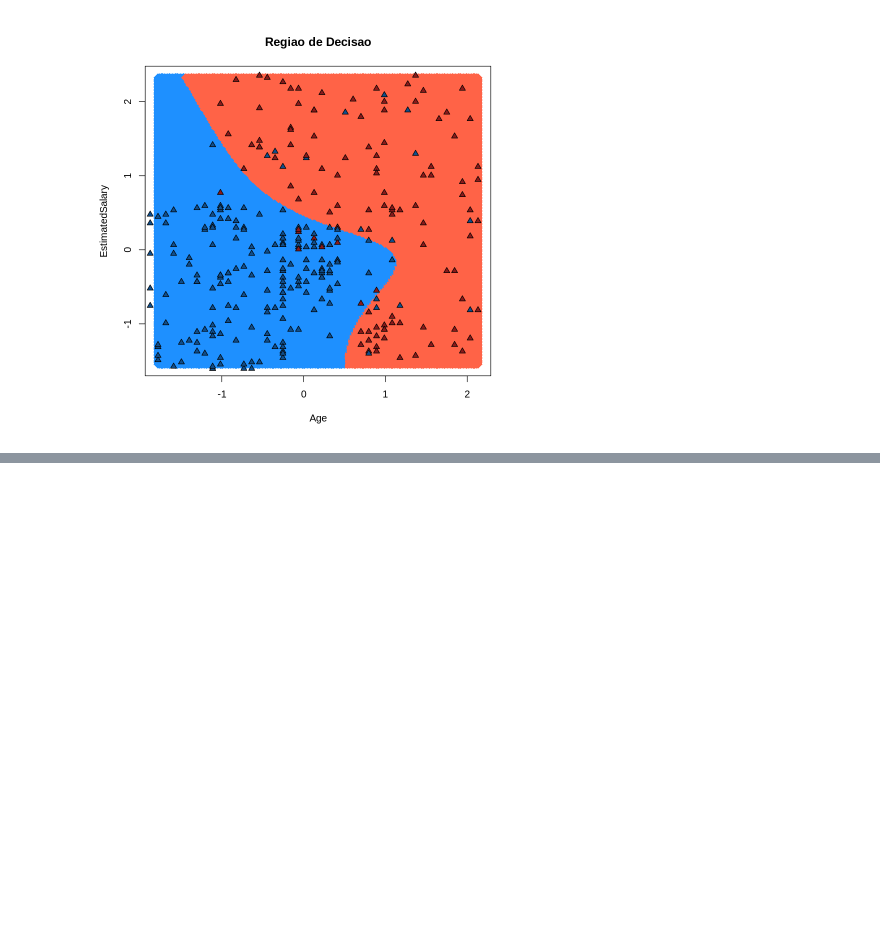
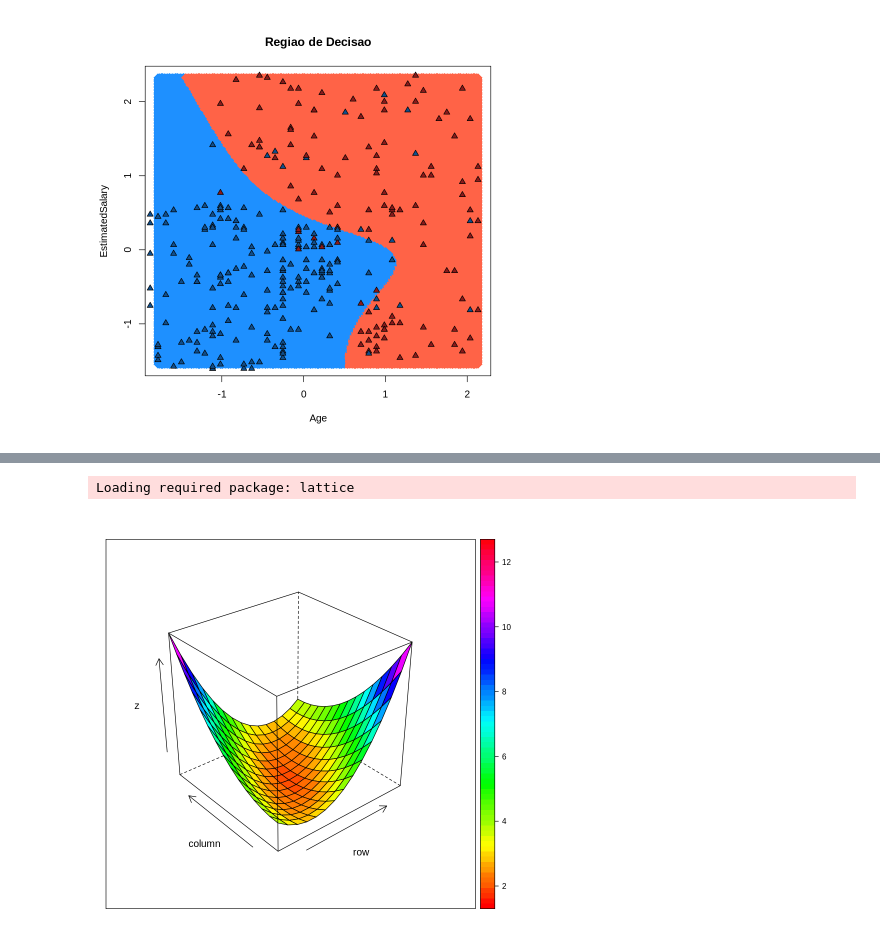
Before and after one commit to ricardorocha86/Topicos-A, a Jupyter notebook: Script_Redes_Neurais.ipynb, the cells around one changed output, grey strips where cells are left out. Drawn from its saved outputs; the diff is of its cells as text; code cells hidden in the pictures; blank space fills up the shorter version.

```diff
--- a/Script_Redes_Neurais.ipynb
+++ b/Script_Redes_Neurais.ipynb
@@ -108,0 +145,11 @@ points(treino0, pch = 24, bg = ifelse(treino0[, 3] == 1, 'firebrick4', 'dodgerbl
+# %%
+f = function(x,y) 4*x^2-4*x*y+2*y^2+2
+# %%
+x = y = seq(-1, 1, length= 15)
+z = outer(x, y, f)
+# %%
+require(lattice)
+wireframe(z, drape=T, col.regions=rainbow(100))
+# %% [output]
+Loading required package: lattice
+[figure, added]
```
Also changed, not shown: parts of 19 cells of this notebook.
